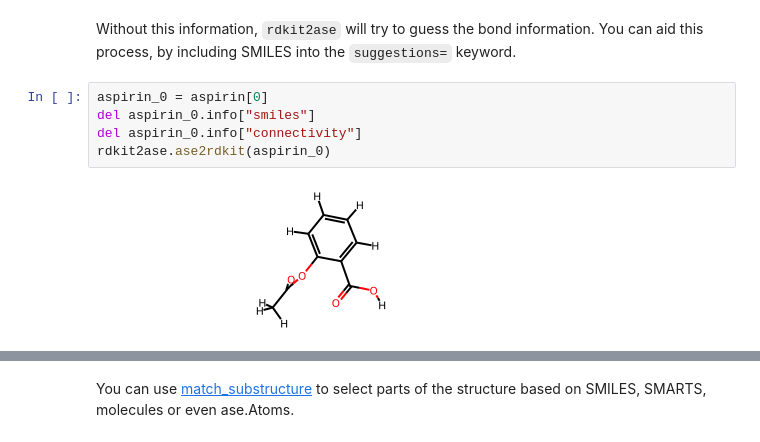
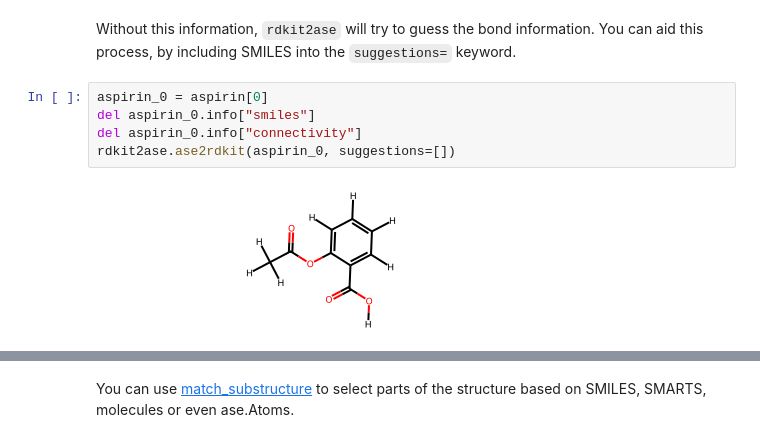
Before and after one commit to zincware/rdkit2ase, a Jupyter notebook: docs/source/ase_tools.ipynb, the cells around one changed output, grey strips where cells are left out. Saved outputs shown, nothing was run; the diff lists cells and outputs as text.

```diff
--- a/docs/source/ase_tools.ipynb
+++ b/docs/source/ase_tools.ipynb
@@ -53,10 +53,10 @@ Without this information, `rdkit2ase` will try to guess the bond information. Yo
 # %%
 aspirin_0 = aspirin[0]
 del aspirin_0.info["smiles"]
 del aspirin_0.info["connectivity"]
-rdkit2ase.ase2rdkit(aspirin_0)
+rdkit2ase.ase2rdkit(aspirin_0, suggestions=[])
 # %% [output]
-[figure, old version]
+[figure, new version]
 # %%
 rdkit2ase.ase2rdkit(aspirin_0, suggestions=["CC(=O)OC1=CC=CC=C1C(=O)O"])
 # %% [output]
```
Also changed, not shown: parts of 2 cells of this notebook, 3 other files.
